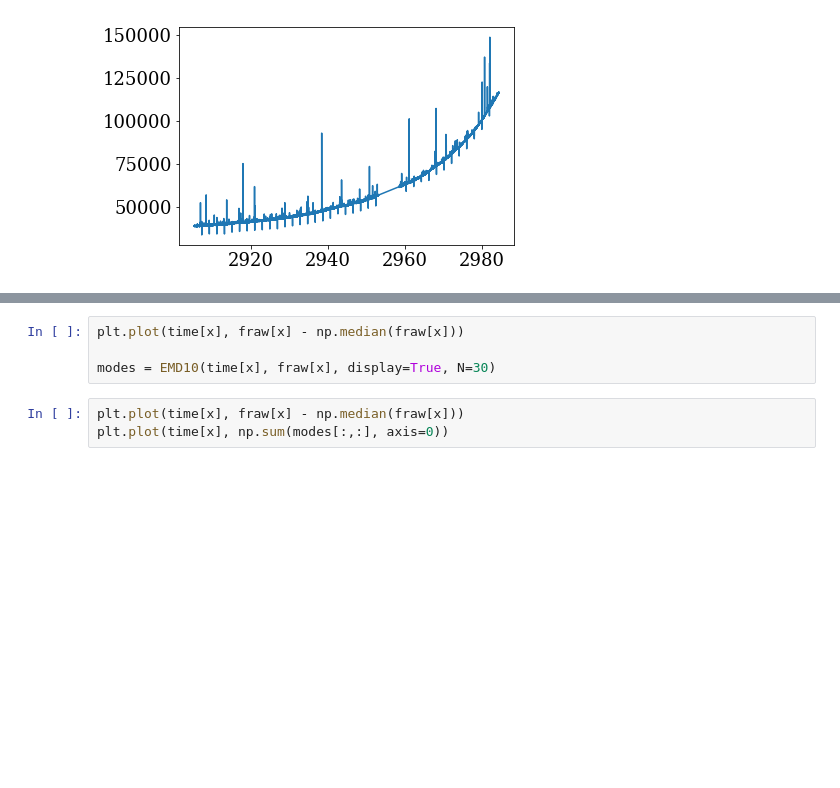
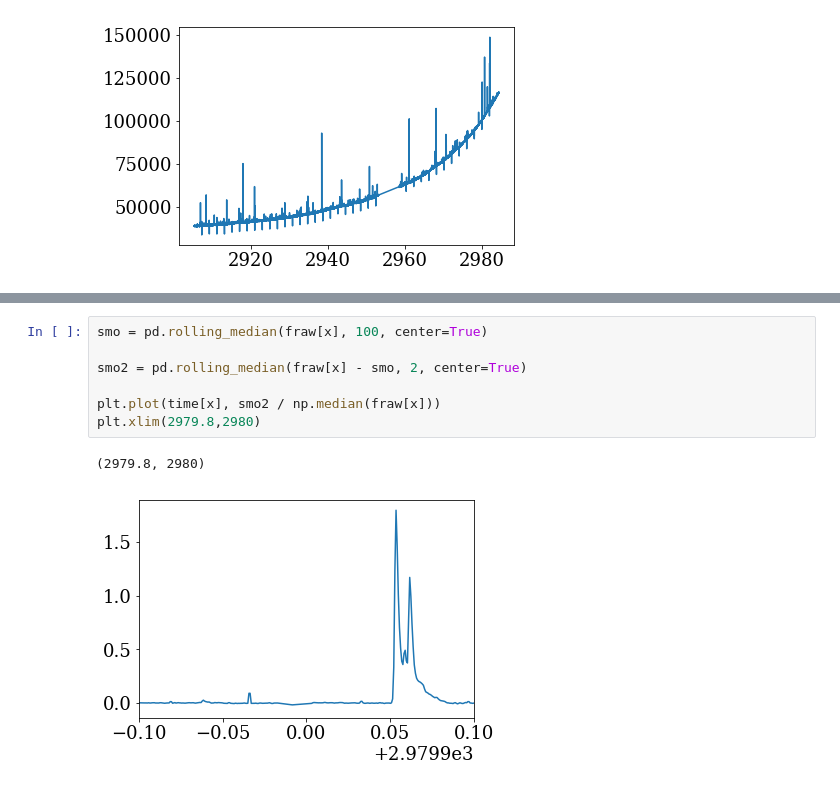
Before and after one commit to jradavenport/trappist-flares, a Jupyter notebook: Untitled.ipynb, the cells around one changed output, grey strips where cells are left out. Saved outputs shown, nothing was run; the diff lists cells and outputs as text; blank space fills up the shorter version.

```diff
--- a/Untitled.ipynb
+++ b/Untitled.ipynb
@@ -133,7 +63,10 @@ plt.xlim(2979.8,2980)
-# %%
-plt.plot(time[x], fraw[x] - np.median(fraw[x]))
-
-modes = EMD10(time[x], fraw[x], display=True, N=30)
-# %%
-plt.plot(time[x], fraw[x] - np.median(fraw[x]))
-plt.plot(time[x], np.sum(modes[:,:], axis=0))
+# %%
+smo = pd.rolling_median(fraw[x], 100, center=True)
+
+smo2 = pd.rolling_median(fraw[x] - smo, 2, center=True)
+
+plt.plot(time[x], smo2 / np.median(fraw[x]))
+plt.xlim(2979.8,2980)
+# %% [output]
+(2979.8, 2980)
+[figure, added]
```
Also changed, not shown: parts of 13 cells of this notebook, 1 other file.
